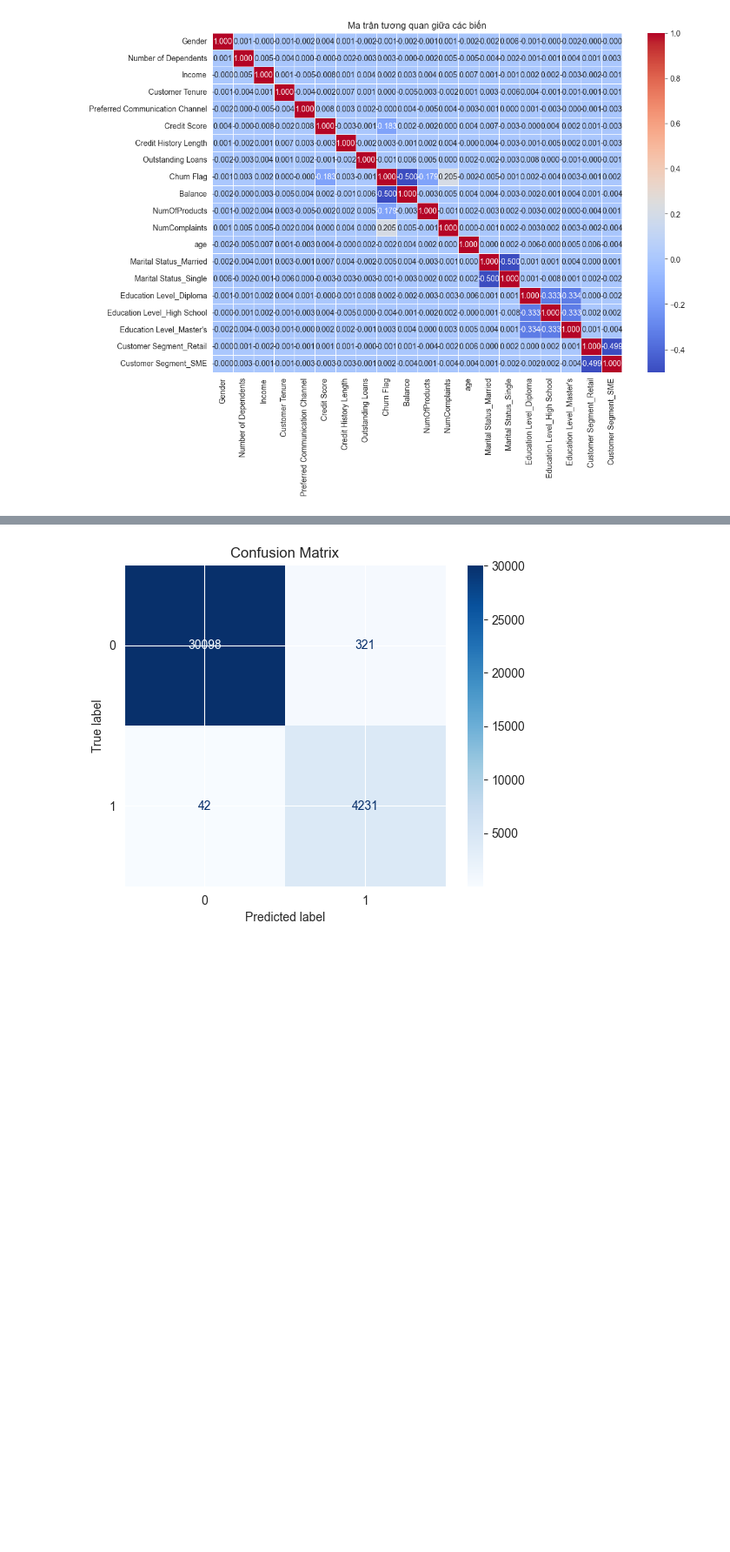
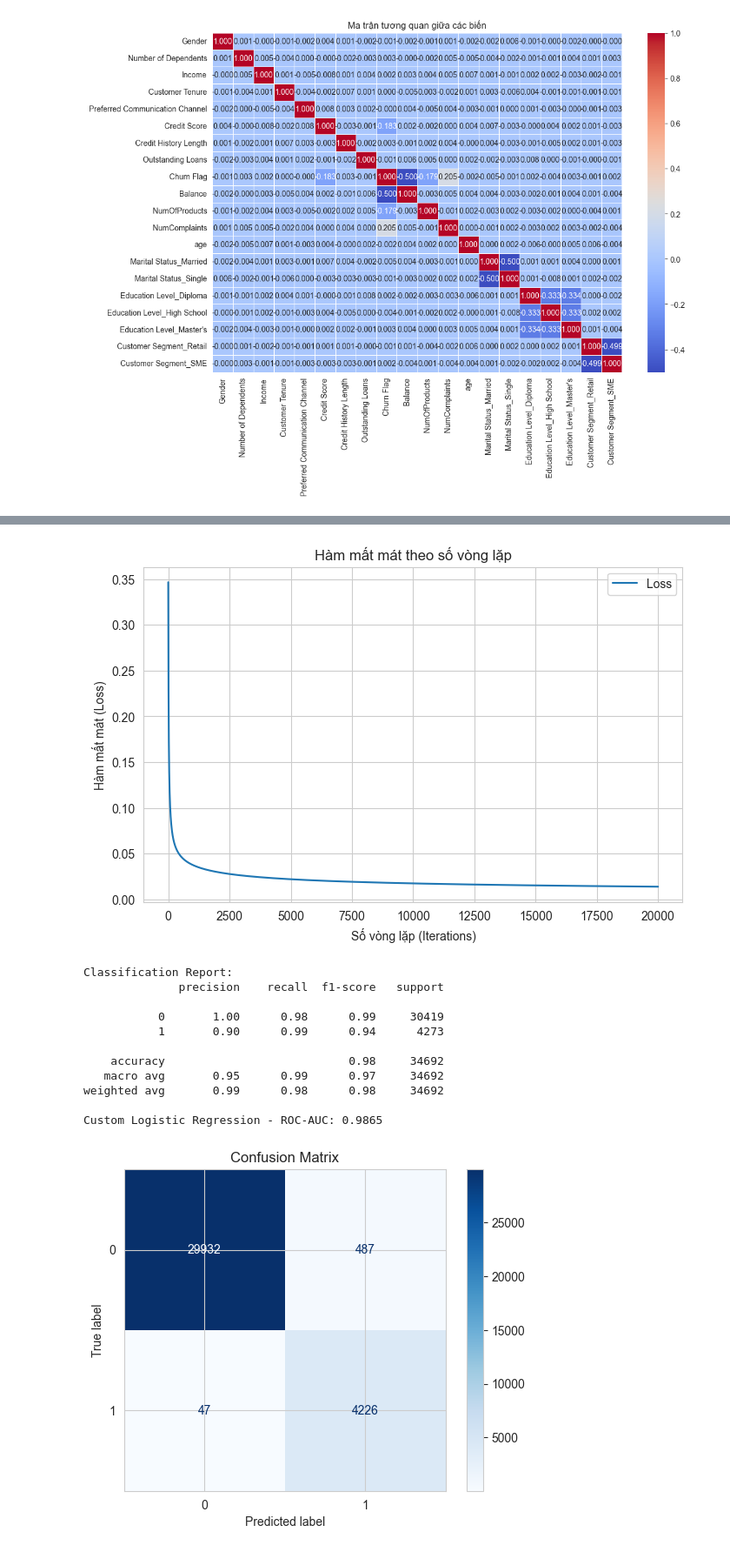
Before and after one commit to Yusshiro/Churn-Banking, a Jupyter notebook: Churn.ipynb, the cells around one changed output, grey strips where cells are left out. Shown: that part at 87% size. Drawn from its saved outputs; the diff is of its cells as text; code cells hidden in the pictures; blank space fills up the shorter version.

```diff
--- a/Churn.ipynb
+++ b/Churn.ipynb
@@ -164,3 +166,14 @@ filtered_data['age'] = (pd.to_datetime('today') - filtered_data['Date of Birth']
 
 # loại bỏ cột 'Date of Birth' và chỉ giữ lại tuổi
 filtered_data = filtered_data.drop(columns=['Date of Birth'])
+# %%
+# Duyệt qua các cột phân loại (object)
+for col in filtered_data.columns:
+    if filtered_data[col].dtype == 'object':
+        # Tính giá trị đếm
+        value_counts = filtered_data[col].value_counts().sort_values(ascending=False)
+
+        # Chuyển kết quả value_counts thành bảng
+        print(f"Value counts for {col}:")
+        print(tabulate(value_counts.reset_index(), headers=["Value", "Count"], tablefmt="fancy_grid"))
+        print("\n" + "="*50 + "\n")
@@ -196,7 +227,8 @@ filtered_data['Preferred Communication Channel'] = filtered_data['Preferred Comm
 
 # Mã hóa các cột phân loại với nhiều giá trị và thay thế các cột cũ
 filtered_data = pd.get_dummies(filtered_data, columns=['Marital Status', 'Education Level', 'Customer Segment'], drop_first=True)
+filtered_data = filtered_data.astype({col: int for col in filtered_data.select_dtypes(include=['bool']).columns})
 
 # Kiểm tra kết quả sau khi mã hóa
-print(filtered_data.head())
+print(filtered_data.head().T)
 # %% [output]
@@ -403,12 +423,13 @@ class LogisticRegressionCustom:
         self.reg_type = reg_type  # Loại hiệu chỉnh ("l1" hoặc "l2")
         self.weights = None
         self.bias = None
+        self.loss_history = []  # Danh sách để lưu giá trị loss
+
 
     def fit(self, X, y):
         n_features = X.shape[1]
         self.weights = np.zeros(n_features)
         self.bias = 0
-
         m = X.shape[0]
 
         for i in range(self.num_iterations):
@@ -417,21 +438,19 @@ class LogisticRegressionCustom:
             y_pred = sigmoid(linear_model)
 
             # Tính độ lỗi với hiệu chỉnh
-            # loss = compute_loss(y, y_pred, self.weights, self.alpha, self.reg_type)
-            # Trọng số cho nhãn 1 là 0.9 và nhãn 0 là 0.1
             class_weights = {0: 0.1, 1: 0.9}
+            loss = compute_loss(y, y_pred, self.weights, self.alpha, self.reg_type, class_weights=class_weights)
+            self.loss_history.append(loss)  # Lưu giá trị loss vào danh sách
 
-            # Giả sử bạn đã có y (dữ liệu thật) và y_pred (dự đoán từ mô hình)
-            loss = compute_loss(y, y_pred, self.weights, self.alpha, self.reg_type, class_weights=class_weights)
             # Gradient tính toán
-            dw = (np.dot(X.T, (y_pred - y)) / m)  # Gradient của loss
+            dw = (np.dot(X.T, (y_pred - y)) / m)
             db = np.sum(y_pred - y) / m
 
             # Thêm hiệu chỉnh vào gradient
             if self.reg_type == "l2":
-                dw += (self.alpha * self.weights) / m  # L2
+                dw += (self.alpha * self.weights) / m
             elif self.reg_type == "l1":
-                dw += (self.alpha * np.sign(self.weights)) / m  # L1
+                dw += (self.alpha * np.sign(self.weights)) / m
 
             # Cập nhật trọng số và bias
             self.weights -= self.learning_rate * dw
@@ -439,7 +458,6 @@ class LogisticRegressionCustom:
 
             if i % 100 == 0:
                 print(f"Iteration {i}, Loss: {loss:.4f}")
-
 
     def predict(self, X):
         # Tính giá trị dự đoán
@@ -475,13 +493,22 @@ scaled_X_train = sc.fit_transform(X_train_smote)
 scaled_X_test = sc.transform(X_test)
 # %%
 
-
 # Khởi tạo và huấn luyện mô hình
-model = LogisticRegressionCustom(learning_rate=0.3, num_iterations=20000, alpha = 0.1, reg_type = "l2")
+model = LogisticRegressionCustom(learning_rate=0.1, num_iterations=20000, alpha = 0.1, reg_type = "l2")
 model.fit(scaled_X_train, y_train_smote)
 # Dự đoán trên tập kiểm tra
 y_pred = model.predict(scaled_X_test)
 from sklearn.metrics import classification_report, roc_auc_score, confusion_matrix, ConfusionMatrixDisplay
+
+# Vẽ biểu đồ loss
+plt.figure(figsize=(8, 5))
+plt.plot(range(len(model.loss_history)), model.loss_history, label='Loss')
+plt.xlabel('Số vòng lặp (Iterations)')
+plt.ylabel('Hàm mất mát (Loss)')
+plt.title('Hàm mất mát theo số vòng lặp')
+plt.legend()
+plt.grid(True)
+plt.show()
 
 # In ra classification report
 print("Classification Report:")
@@ -523,4 +550,16 @@ Custom Logistic Regression - ROC-AUC: 0.9898
-[figure, old version]
+[figure, new version]
+Classification Report:
+              precision    recall  f1-score   support
+
+           0       1.00      0.98      0.99     30419
+           1       0.90      0.99      0.94      4273
+
+    accuracy                           0.98     34692
+   macro avg       0.95      0.99      0.97     34692
+weighted avg       0.99      0.98      0.98     34692
+
+Custom Logistic Regression - ROC-AUC: 0.9865
+[figure, added]
 # %%
 from sklearn.linear_model import LogisticRegression
 
```
Also changed, not shown: parts of 12 cells of this notebook.
